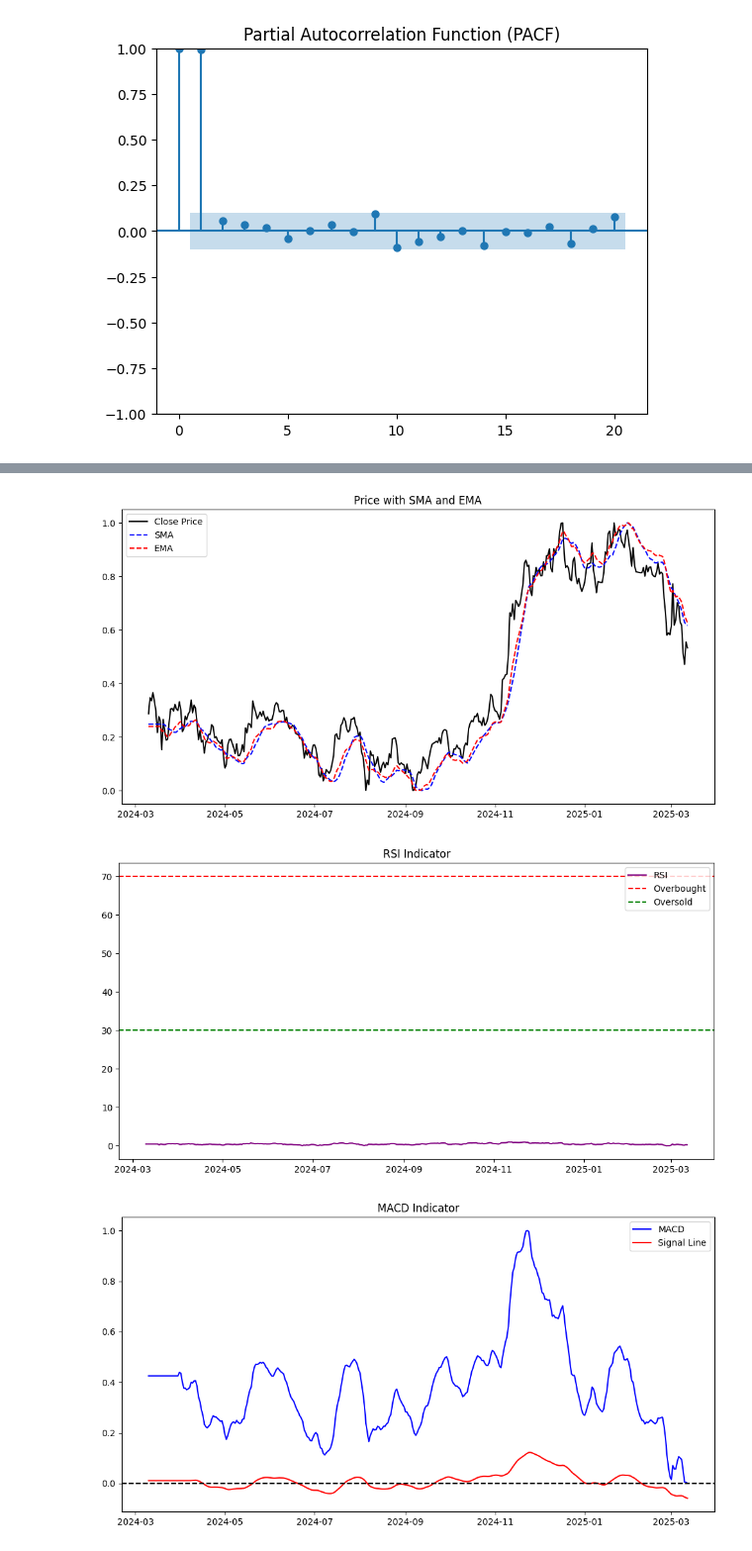
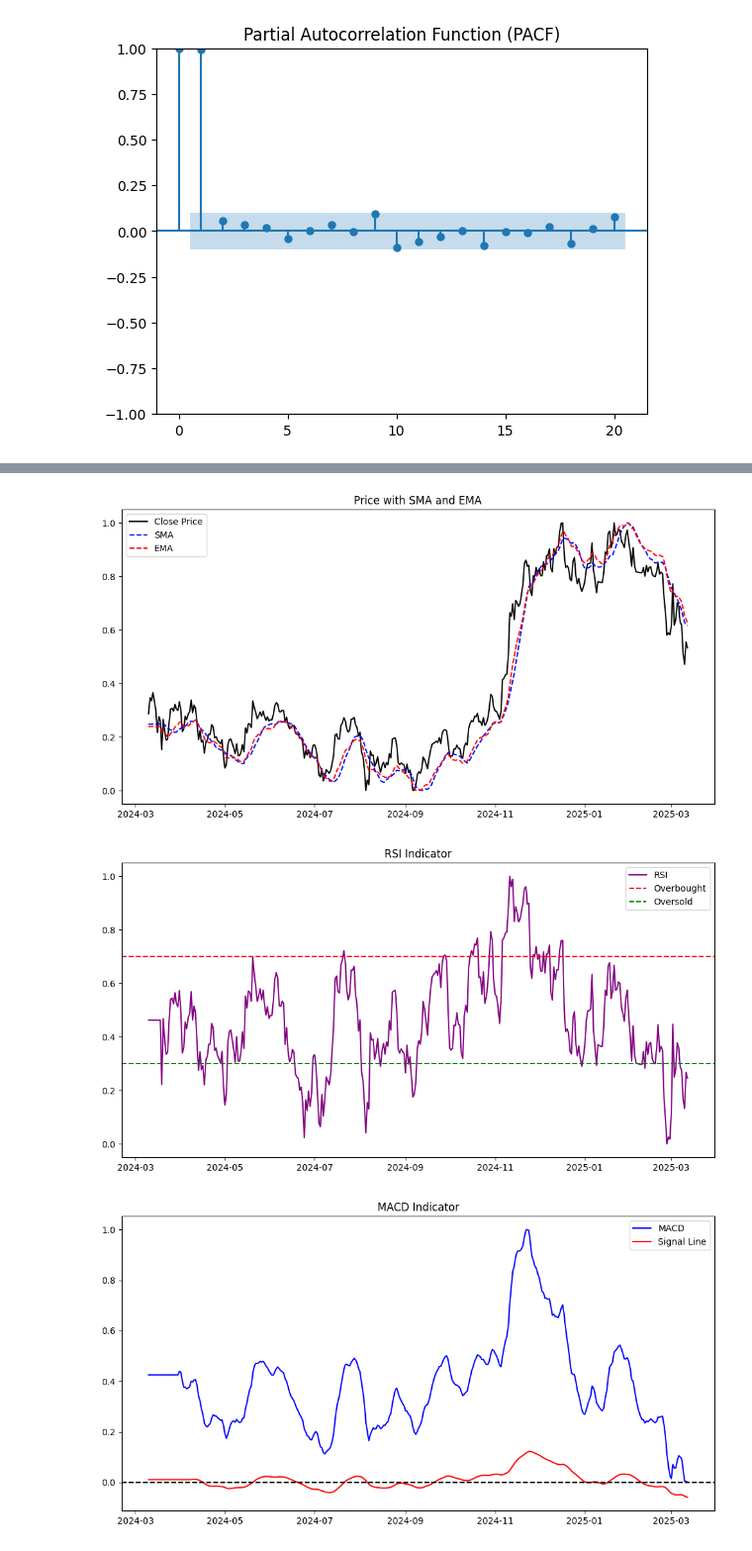
Before and after one commit to alyssa-tsh/CryptoMine, a Jupyter notebook: model.ipynb, the cells around one changed output, grey strips where cells are left out. Shown at 99% size. Drawn from its saved outputs; the diff is of its cells as text; code cells hidden in the pictures.

```diff
--- a/model.ipynb
+++ b/model.ipynb
@@ -245,8 +245,8 @@ plt.show()
 # Do RSI peaks align with price reversals?
 plt.figure(figsize=(12, 6))
 plt.plot(data.index, data['RSI'], label="RSI", color="purple")
-plt.axhline(70, linestyle="dashed", color="red", label="Overbought")
-plt.axhline(30, linestyle="dashed", color="green", label="Oversold")
+plt.axhline(0.7, linestyle="dashed", color="red", label="Overbought")
+plt.axhline(0.3, linestyle="dashed", color="green", label="Oversold")
 plt.legend()
 plt.title("RSI Indicator")
 plt.show()
@@ -279,34 +279,34 @@ plt.show()
 #Check if past price values influence future prices using Partial Autocorrelation (PACF).
 from statsmodels.graphics.tsaplots import plot_pacf
 plot_pacf(data['close'], lags=20)
 plt.title("Partial Autocorrelation of Closing Price")
 plt.show()
 
 #Detect Market Regimes
 # High ATR = High volatility (trend breakout).
 # Low ATR = Sideways market
 plt.figure(figsize=(12, 6))
 plt.plot(data.index, data['ATR'], label="ATR (Volatility)", color="brown")
 plt.legend()
 plt.title("Average True Range (ATR) Over Time")
 plt.show()
 
 #Volume & Trend Analysis
 # A. On-Balance Volume (OBV)
 # Check if OBV trends match price movements.
 # Action:
 # OBV rising = Accumulation (bullish).
 # OBV falling = Distribution (bearish).
 plt.figure(figsize=(12, 6))
 plt.plot(data.index, data['OBV'], label="OBV", color="darkblue")
 plt.legend()
 plt.title("On-Balance Volume")
 plt.show()
 # %% [output]
 [figure]
 [figure]
 [figure]
-[figure, old version]
+[figure, new version]
 [figure]
 [figure]
 [figure]
```
